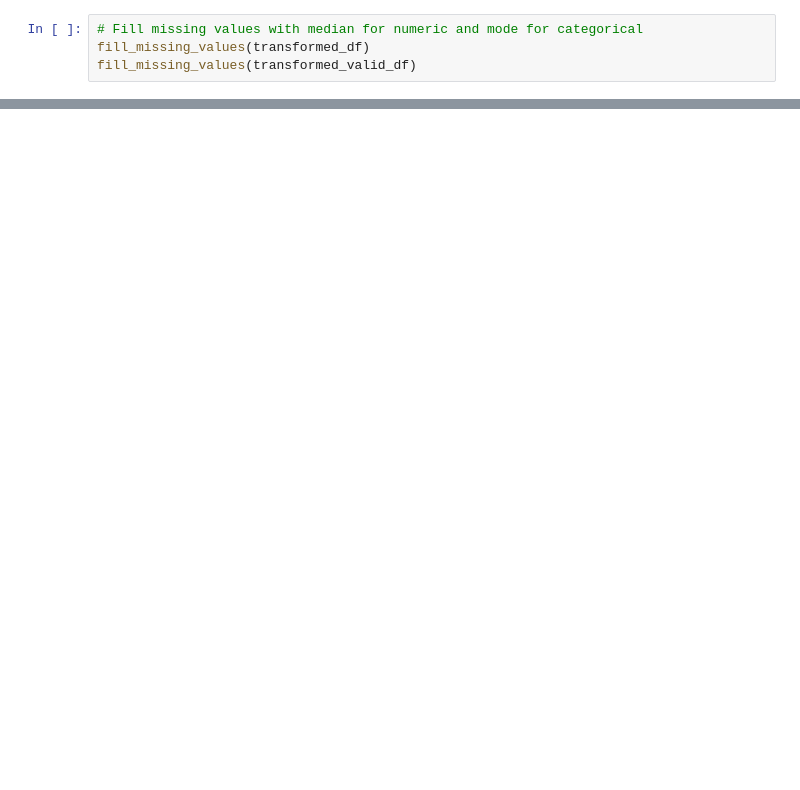
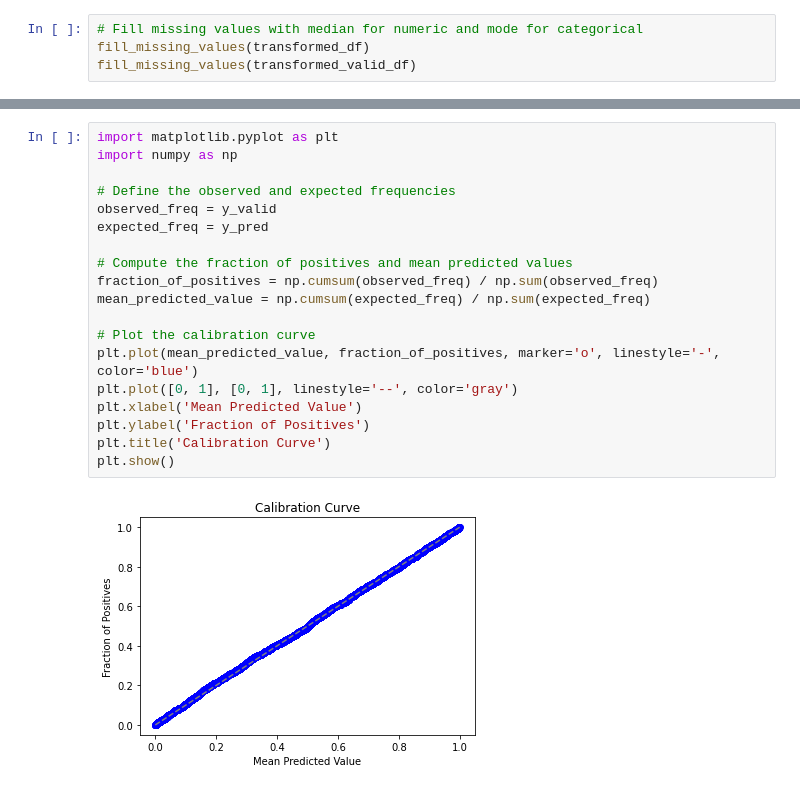
Before and after one commit to vladcatalinbalint/Application_Risk_Model, a Jupyter notebook: risk_modeling.ipynb, the cells around one changed output, grey strips where cells are left out. Drawn from its saved outputs; the diff is of its cells as text; blank space fills up the shorter version.

```diff
--- a/risk_modeling.ipynb
+++ b/risk_modeling.ipynb
@@ -108,0 +239,21 @@ Name: loan_percent_income, dtype: int64
+# %%
+import matplotlib.pyplot as plt
+import numpy as np
+
+# Define the observed and expected frequencies
+observed_freq = y_valid
+expected_freq = y_pred
+
+# Compute the fraction of positives and mean predicted values
+fraction_of_positives = np.cumsum(observed_freq) / np.sum(observed_freq)
+mean_predicted_value = np.cumsum(expected_freq) / np.sum(expected_freq)
+
+# Plot the calibration curve
+plt.plot(mean_predicted_value, fraction_of_positives, marker='o', linestyle='-', color='blue')
+plt.plot([0, 1], [0, 1], linestyle='--', color='gray')
+plt.xlabel('Mean Predicted Value')
+plt.ylabel('Fraction of Positives')
+plt.title('Calibration Curve')
+plt.show()
+# %% [output]
+[figure, added]
```
Also changed, not shown: parts of 9 cells of this notebook, 1 other file.
